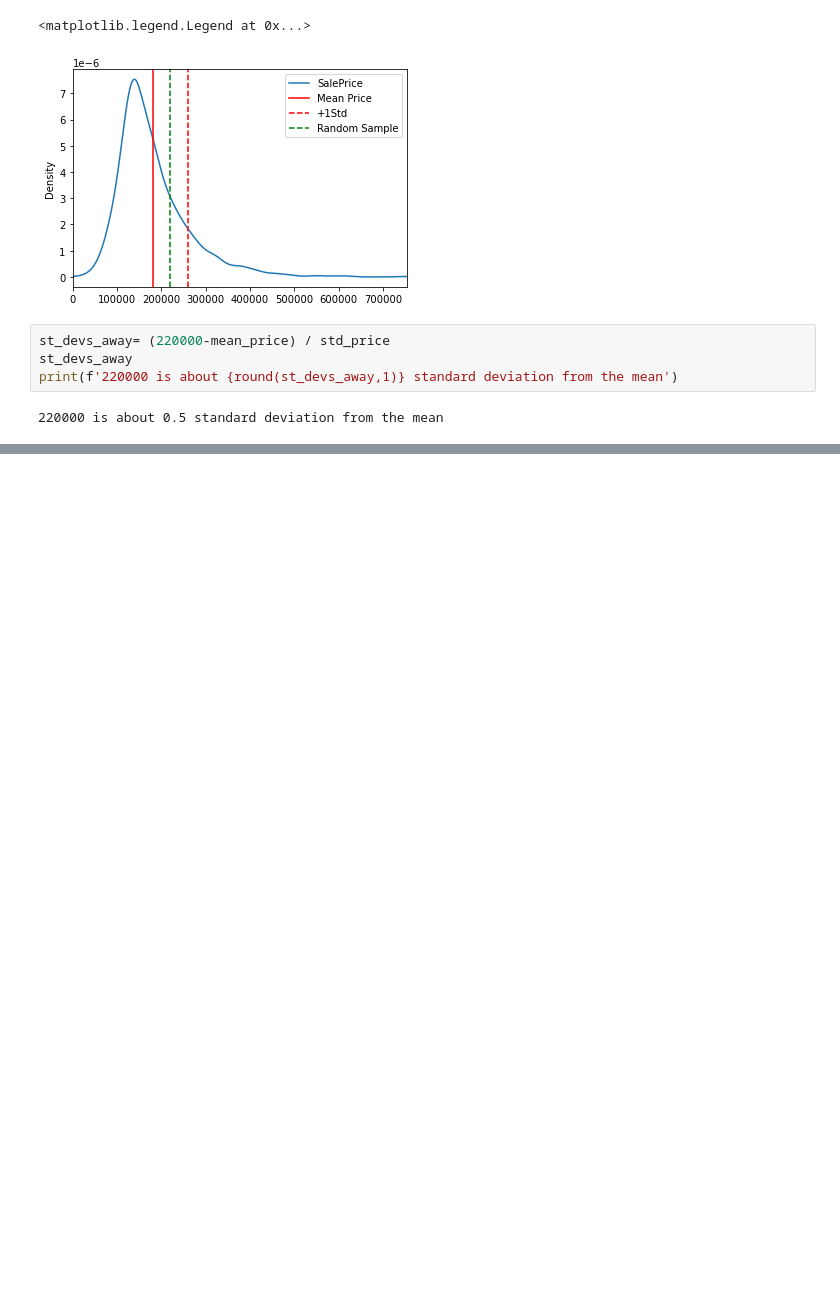
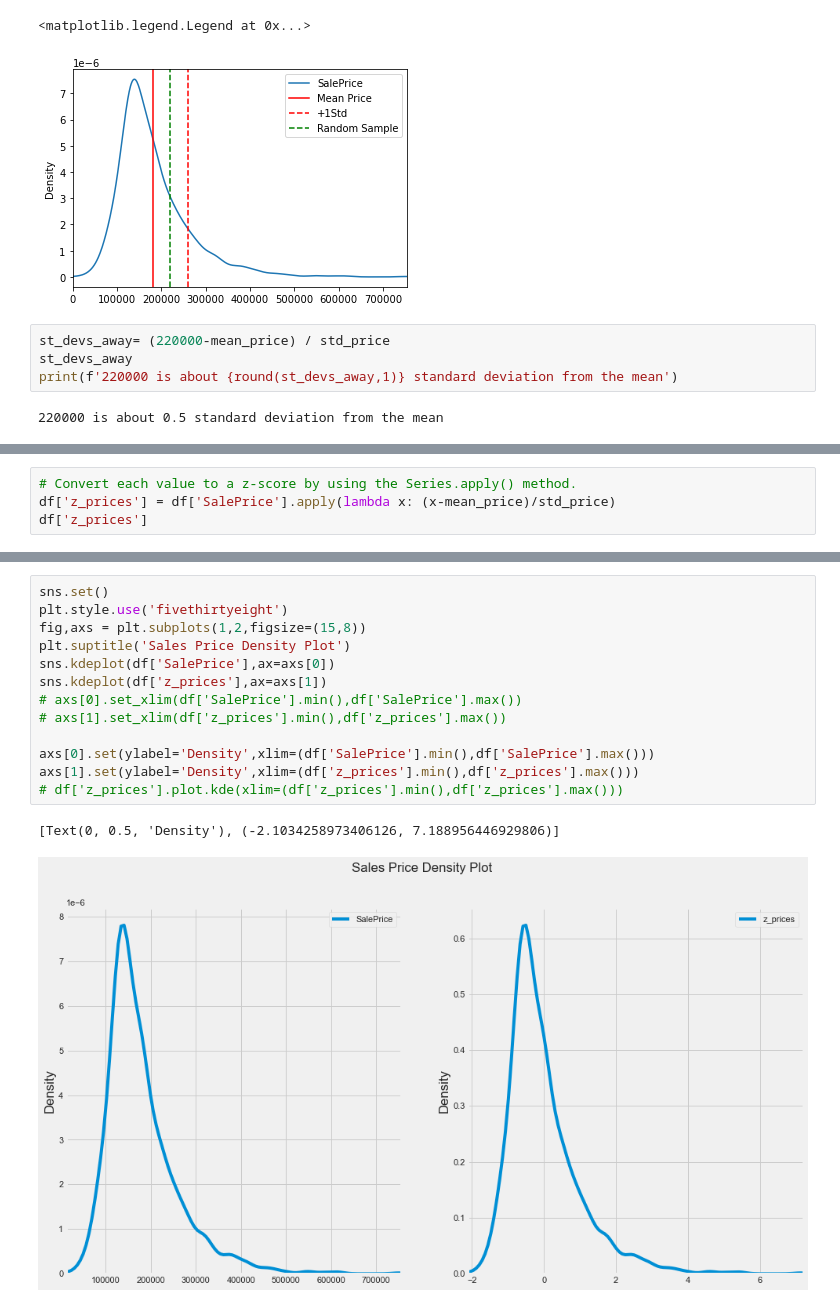
Before and after one commit to tongNJ/Dataquest-Online-Courses-2022, a Jupyter notebook: Statistics Intermediate - Z-scores.ipynb, the cells around one changed output, grey strips where cells are left out. Drawn from its saved outputs; the diff is of its cells as text; blank space fills up the shorter version.

```diff
--- a/Statistics Intermediate - Z-scores.ipynb
+++ b/Statistics Intermediate - Z-scores.ipynb
@@ -68,0 +147,4 @@ Z-scores can also be defined fairly easy for samples. For any value x in a sampl
+# %%
+# Convert each value to a z-score by using the Series.apply() method.
+df['z_prices'] = df['SalePrice'].apply(lambda x: (x-mean_price)/std_price)
+df['z_prices']
@@ -68,0 +164,16 @@ Z-scores can also be defined fairly easy for samples. For any value x in a sampl
+# %%
+sns.set()
+plt.style.use('fivethirtyeight')
+fig,axs = plt.subplots(1,2,figsize=(15,8))
+plt.suptitle('Sales Price Density Plot')
+sns.kdeplot(df['SalePrice'],ax=axs[0])
+sns.kdeplot(df['z_prices'],ax=axs[1])
+# axs[0].set_xlim(df['SalePrice'].min(),df['SalePrice'].max())
+# axs[1].set_xlim(df['z_prices'].min(),df['z_prices'].max())
+
+axs[0].set(ylabel='Density',xlim=(df['SalePrice'].min(),df['SalePrice'].max()))
+axs[1].set(ylabel='Density',xlim=(df['z_prices'].min(),df['z_prices'].max()))
+# df['z_prices'].plot.kde(xlim=(df['z_prices'].min(),df['z_prices'].max()))
+# %% [output]
+[Text(0, 0.5, 'Density'), (-2.1034258973406126, 7.188956446929806)]
+[figure, added]
```
Also changed, not shown: parts of 12 cells of this notebook, 2 other files.
